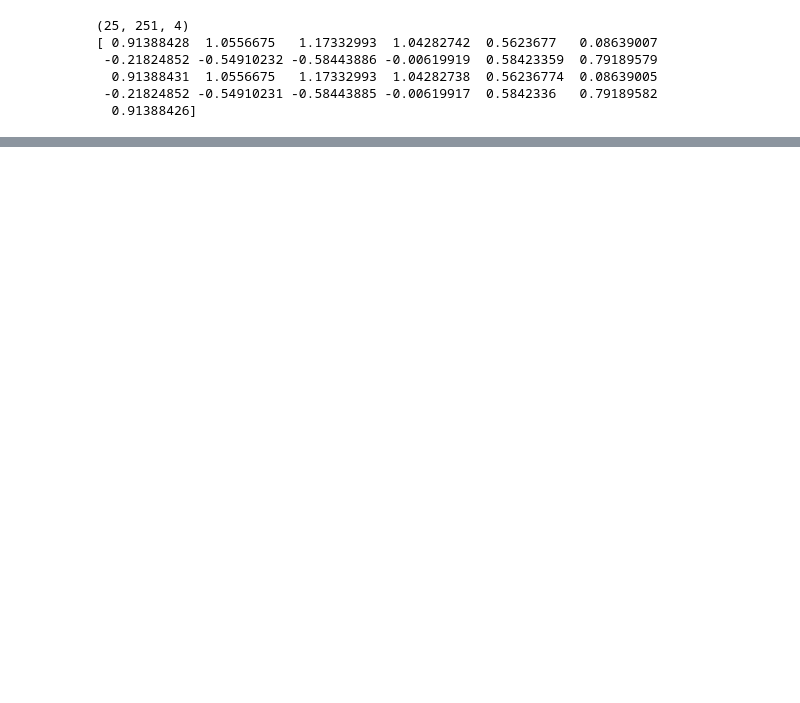
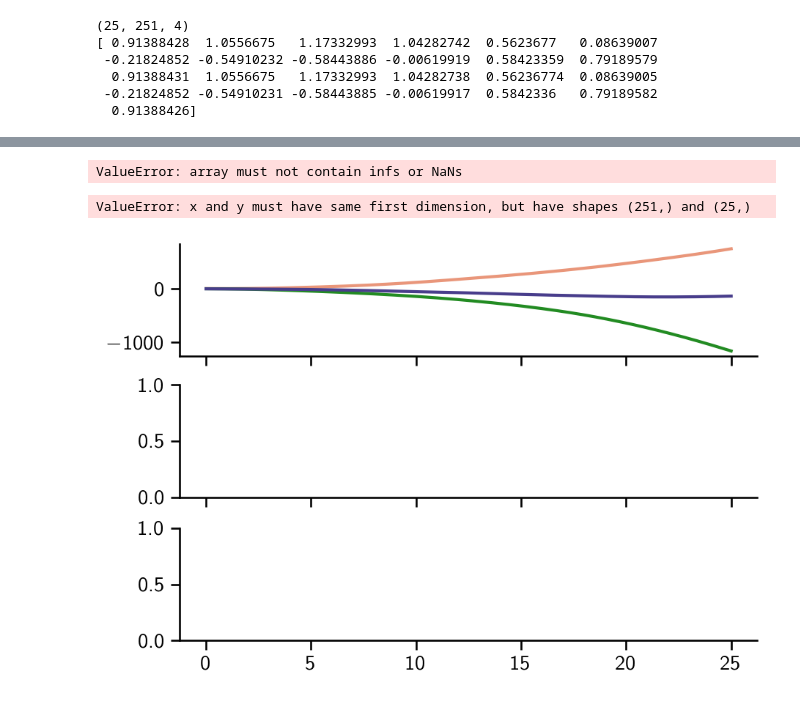
Before and after one commit to pnkraemer/probnum, a Jupyter notebook: docs/source/tutorials/odes/uncertainties_odefilters.ipynb, the cells around one changed output, grey strips where cells are left out. Saved outputs shown, nothing was run; the diff lists cells and outputs as text; code cells hidden in the pictures; blank space fills up the shorter version.

Commit message:
prior gifs

```diff
--- a/docs/source/tutorials/odes/uncertainties_odefilters.ipynb
+++ b/docs/source/tutorials/odes/uncertainties_odefilters.ipynb
@@ -361,0 +374,3 @@ KeyboardInterrupt:
+# %%
+ibm = pnss.IBM(2, 1)
+initrv = pnrv.Normal(np.zeros(3), np.diag([16, 9, 4]), cov_cholesky=np.diag([4, 3, 2]))
@@ -361,0 +398,51 @@ KeyboardInterrupt:
+# %%
+unit_samples1 = grand_circle_unitsphere(d=len(locations)*3, num_steps=num_samples).reshape((3, len(locations), num_samples)).T
+unit_samples2 = grand_circle_unitsphere(d=len(locations)*3, num_steps=num_samples).reshape((3, len(locations), num_samples)).T
+unit_samples3 = grand_circle_unitsphere(d=len(locations)*3, num_steps=num_samples).reshape((3, len(locations), num_samples)).T
+# %%
+samples1 = np.array([np.array(list(sampler(usamp, locations, ibm, initrv))) for usamp in unit_samples1])
+samples2 = np.array([np.array(list(sampler(usamp, locations, ibm, initrv))) for usamp in unit_samples2])
+samples3 = np.array([np.array(list(sampler(usamp, locations, ibm, initrv))) for usamp in unit_samples3])
+# %%
+rvs = _RandomVariableList(list(rvlist(locations, ibm, initrv)))
+rvs.mean
+# %% [output]
+ValueError: array must not contain infs or NaNs
+# %%
+fig, (ax1, ax2, ax3) = plt.subplots(nrows=3, sharex=True, dpi=150, constrained_layout=True)
+ax1.spines['right'].set_visible(False)
+ax1.spines['top'].set_visible(False)
+ax2.spines['right'].set_visible(False)
+ax2.spines['top'].set_visible(False)
+ax3.spines['right'].set_visible(False)
+ax3.spines['top'].set_visible(False)
+
+cam = Camera(fig)
+for samp1, samp2, samp3 in zip(samples1, samples2, samples3):
+    ax1.plot(locations, samp1[:, 0], color="darksalmon")
+    ax1.plot(locations, samp2[:, 0], color="forestgreen")
+    ax1.plot(locations, samp3[:, 0], color="darkslateblue")
+    ax1.plot(locations, rvs.mean[:, 0], color="black")
+
+    ax1.set_ylabel("State")
+
+    ax2.plot(locations, samp1[:, 1], color="darksalmon")
+    ax2.plot(locations, samp2[:, 1], color="forestgreen")
+    ax2.plot(locations, samp3[:, 1], color="darkslateblue")
+    ax2.set_ylabel("First Deriv.")
+
+    ax3.plot(locations, samp1[:, 2], color="darksalmon")
+    ax3.plot(locations, samp2[:, 2], color="forestgreen")
+    ax3.plot(locations, samp3[:, 2], color="darkslateblue")
+    ax3.set_ylabel("Second Deriv.")
+
+
+    fig.align_ylabels()
+    ax2.set_xlabel("Time")
+    cam.snap()
+anim = cam.animate()
+anim.save("priors.gif")
+plt.show()
+# %% [output]
+ValueError: x and y must have same first dimension, but have shapes (251,) and (25,)
+[figure, added]
```
Also changed, not shown: parts of 7 cells of this notebook.
